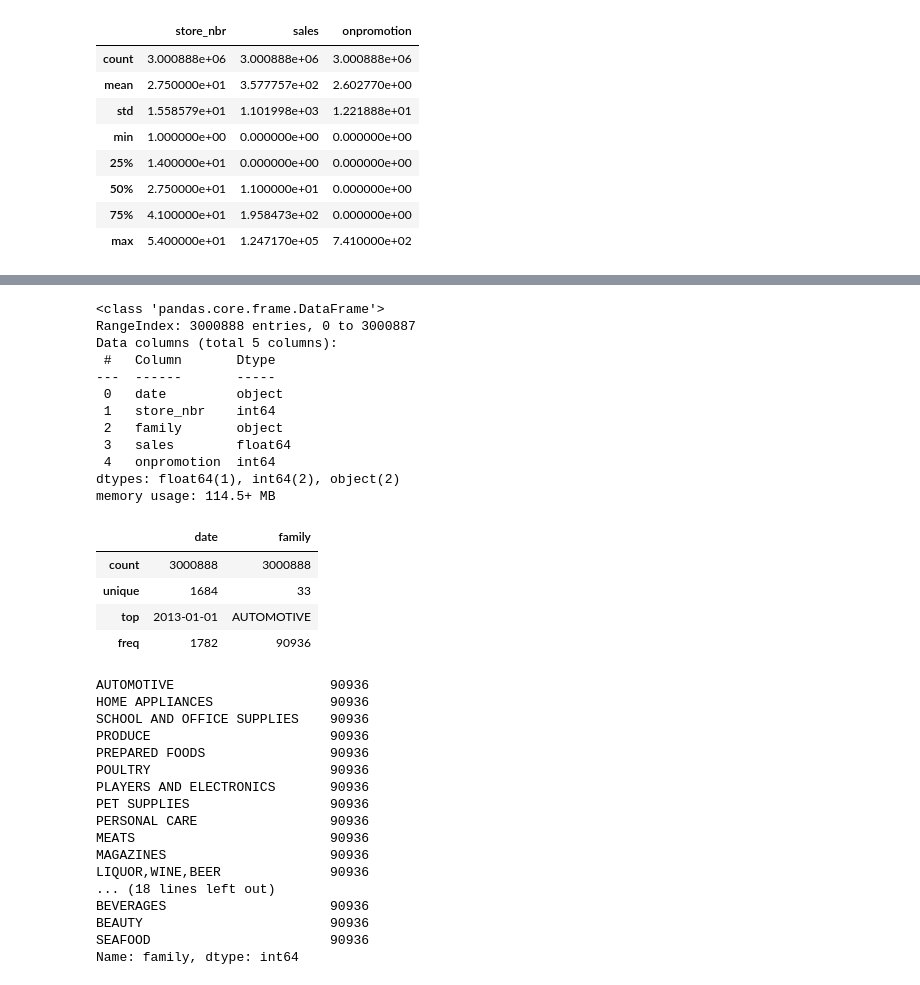
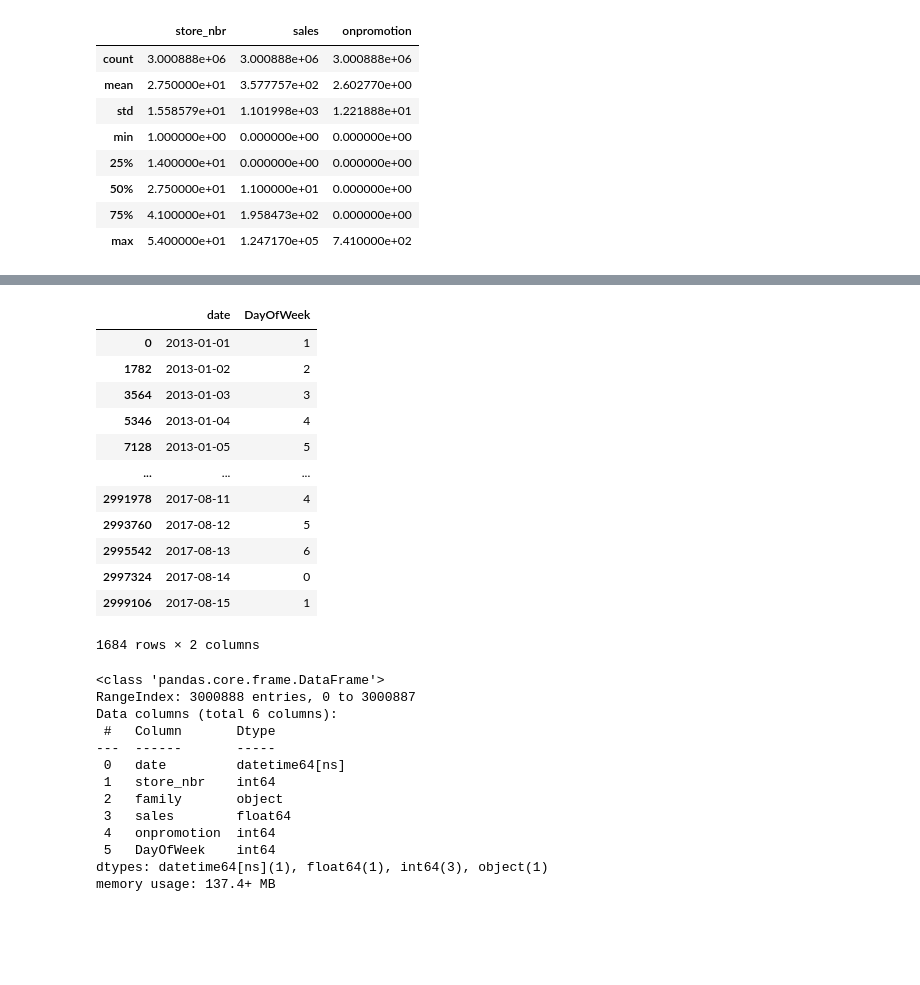
Before and after one commit to alexandregallego/Kaggle, a Jupyter notebook: Machine_learning_competitions/Knowledge/store-sales-time-series-forecasting/store_sales_time_series_forecasting.ipynb, the cells around one changed output, grey strips where cells are left out. Cells and saved outputs as stored; diff of their text form; code cells hidden in the pictures; blank space fills up the shorter version.

```diff
--- a/Machine_learning_competitions/Knowledge/store-sales-time-series-forecasting/store_sales_time_series_forecasting.ipynb
+++ b/Machine_learning_competitions/Knowledge/store-sales-time-series-forecasting/store_sales_time_series_forecasting.ipynb
@@ -296,45 +342,40 @@ train_data.describe()
+# %%
+train_data['date'] = pd.to_datetime(train_data['date'])
+train_data['DayOfWeek'] = train_data['date'].dt.dayofweek
+train_data[['date', 'DayOfWeek']].drop_duplicates()
+# %% [output]
+|  | date | DayOfWeek |
+| 0 | 2013-01-01 | 1 |
+| 1782 | 2013-01-02 | 2 |
+| 3564 | 2013-01-03 | 3 |
+| 5346 | 2013-01-04 | 4 |
+| 7128 | 2013-01-05 | 5 |
+| ... | ... | ... |
+| 2991978 | 2017-08-11 | 4 |
+| 2993760 | 2017-08-12 | 5 |
+| 2995542 | 2017-08-13 | 6 |
+| 2997324 | 2017-08-14 | 0 |
+| 2999106 | 2017-08-15 | 1 |
+1684 rows × 2 columns
 # %%
 train_data.info()
 # %% [output]
 <class 'pandas.core.frame.DataFrame'>
 RangeIndex: 3000888 entries, 0 to 3000887
-Data columns (total 5 columns):
+Data columns (total 6 columns):
  #   Column       Dtype
 ---  ------       -----
- 0   date         object
+ 0   date         datetime64[ns]
  1   store_nbr    int64
  2   family       object
  3   sales        float64
  4   onpromotion  int64
-dtypes: float64(1), int64(2), object(2)
-memory usage: 114.5+ MB
+ 5   DayOfWeek    int64
+dtypes: datetime64[ns](1), float64(1), int64(3), object(1)
+memory usage: 137.4+ MB
 # %%
 train_data.describe(include=['object'])
-# %% [output]
-|  | date | family |
-| count | 3000888 | 3000888 |
-| unique | 1684 | 33 |
-| top | 2013-01-01 | AUTOMOTIVE |
-| freq | 1782 | 90936 |
 # %%
 train_data['family'].value_counts()
-# %% [output]
-AUTOMOTIVE                    90936
-HOME APPLIANCES               90936
-SCHOOL AND OFFICE SUPPLIES    90936
-PRODUCE                       90936
-PREPARED FOODS                90936
-POULTRY                       90936
-PLAYERS AND ELECTRONICS       90936
-PET SUPPLIES                  90936
-PERSONAL CARE                 90936
-MEATS                         90936
-MAGAZINES                     90936
-LIQUOR,WINE,BEER              90936
-... (18 lines left out)
-BEVERAGES                     90936
-BEAUTY                        90936
-SEAFOOD                       90936
-Name: family, dtype: int64
 # %%
 train_data['family'].value_counts(normalize=True)
```
Also changed, not shown: parts of 15 cells of this notebook.
